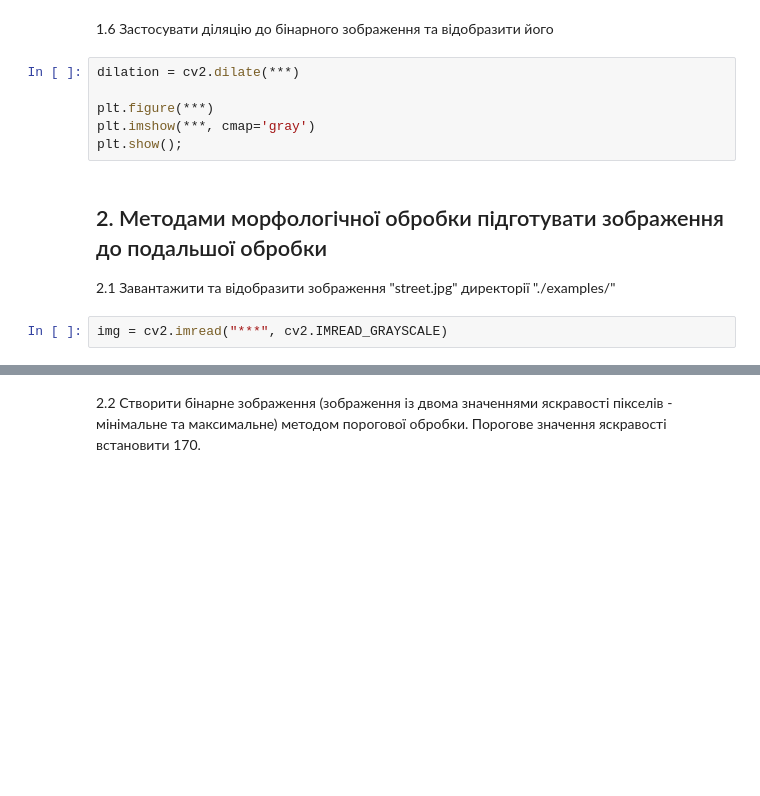
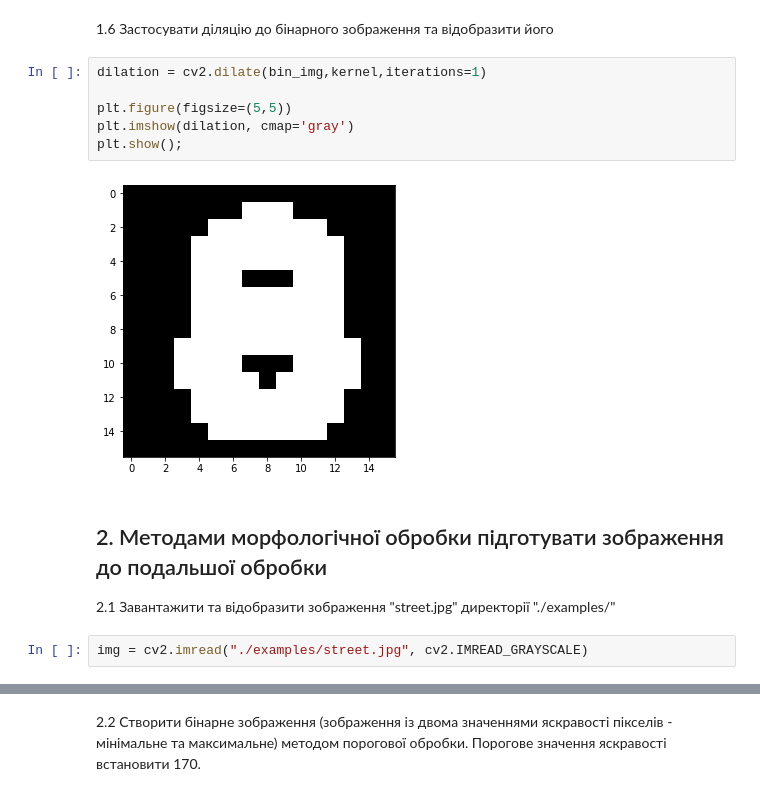
Before and after one commit to Jeyky/DIG_IP, a Jupyter notebook: Lab5.ipynb, the cells around one changed output, grey strips where cells are left out. Saved outputs shown, nothing was run; the diff lists cells and outputs as text; blank space fills up the shorter version.

```diff
--- a/Lab5.ipynb
+++ b/Lab5.ipynb
@@ -298,14 +304,16 @@ plt.show();
 # %% [markdown]
 1.6 Застосувати діляцію до бінарного зображення та відобразити його
 # %%
-dilation = cv2.dilate(***)
+dilation = cv2.dilate(bin_img,kernel,iterations=1)
 
-plt.figure(***)
-plt.imshow(***, cmap='gray')
+plt.figure(figsize=(5,5))
+plt.imshow(dilation, cmap='gray')
 plt.show();
+# %% [output]
+[figure, added]
 # %% [markdown]
 ## 2. Методами морфологічної обробки підготувати зображення до подальшої обробки
 2.1 Завантажити та відобразити зображення "street.jpg" директорії "./examples/"
 # %%
-img = cv2.imread("***", cv2.IMREAD_GRAYSCALE)
+img = cv2.imread("./examples/street.jpg", cv2.IMREAD_GRAYSCALE)
 # %%
```
Also changed, not shown: parts of 10 cells of this notebook, 1 other file.
